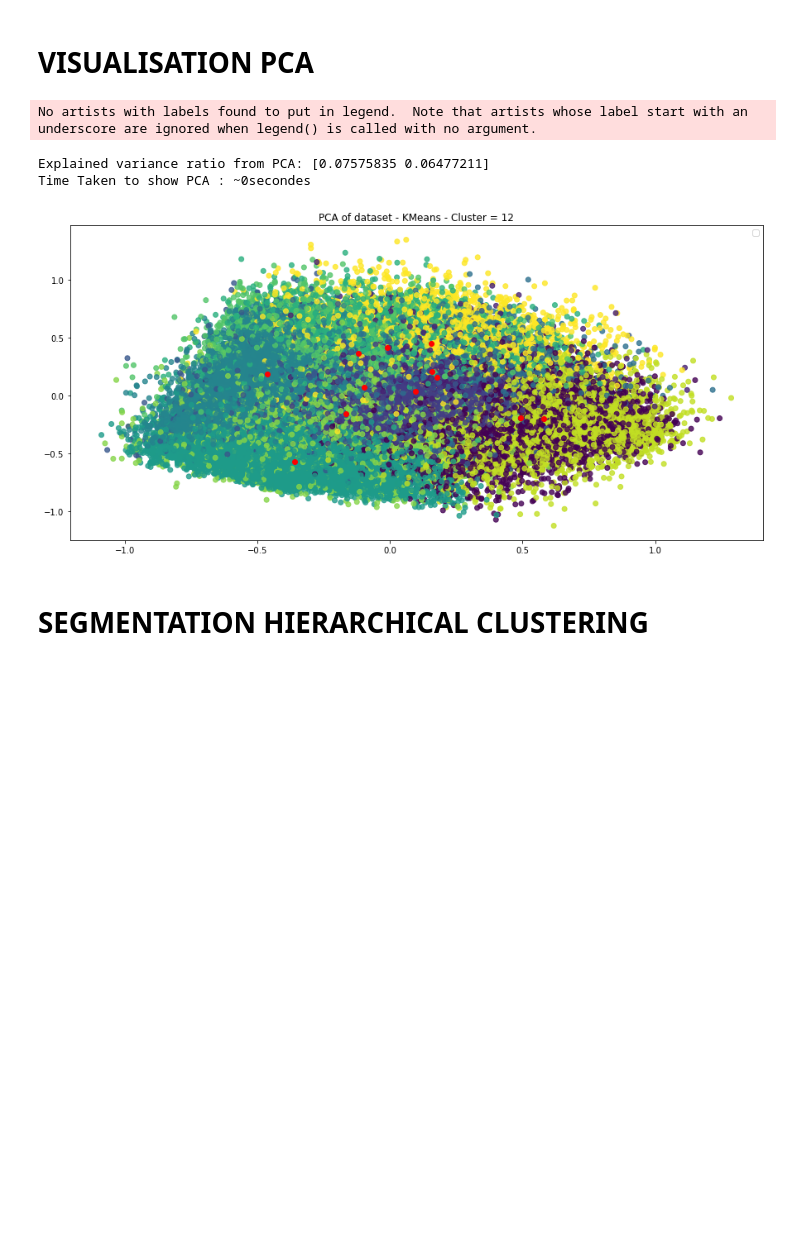
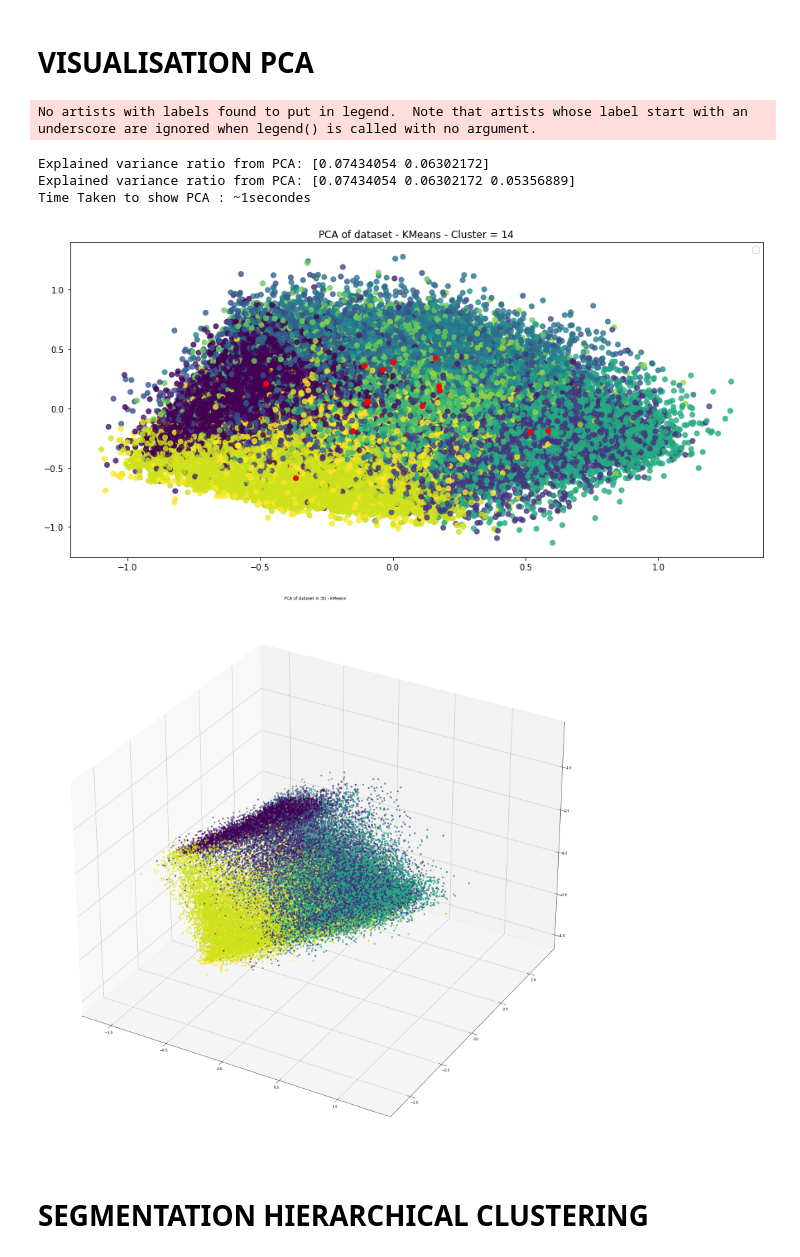
Before and after one commit to BlueTorche/STAGE-Wavenet-DelitraiteurBI, a Jupyter notebook: Usecase 2 - Segmentation Clientèle.ipynb, the cells around one changed output. Drawn from its saved outputs; the diff is of its cells as text; code cells hidden in the pictures; blank space fills up the shorter version.

Commit message:
Edit qq truc après la réu avec le client

```diff
--- a/Usecase 2 - Segmentation Clientèle.ipynb
+++ b/Usecase 2 - Segmentation Clientèle.ipynb
@@ -22,7 +22,7 @@ Very_Start = time()
 ### DEFINITION DE TOUS LES PARAMETRES
 # %%
 # @param Does it save the figure ?
-save_fig    = True
+save_fig    = False
 save_folder = 'UC2_fig'
 
 # @param Connexion à la DB
@@ -50,13 +50,13 @@ Univers_Depth  = 3            # Jusqu'où on ira dans l'univers ? = [1;4]
 
 # @param Variable influançant la sélection des données
 nbr_client     = -1           # Nombre de clients à sélectionner. MAX = 148188. -1 --> ALL
-client_tresh   = 20           # Nombre d'article que le client doit avoir acheter pour être mis dans un segment
-univers_tresh  = 20           # Nombre d'article acheté de l'univers pour qu'il soit pris en compte
+client_tresh   = 15           # Nombre d'article que le client doit avoir acheter pour être mis dans un segment
+univers_tresh  = 15           # Nombre d'article acheté de l'univers pour qu'il soit pris en compte
 
 # @param Sur la normalization des données
-Standard_Norm  = True        # Défini si on utilise la Normalization Standard
+Standard_Norm  = False        # Défini si on utilise la Normalization Standard
 Standard_Tresh = 1            # Seuil d'acceptabilité des cluster en normalization standard
-MinMax_Norm    = False        # Défini si on utilise la Normalization Minmax
+MinMax_Norm    = True         # Défini si on utilise la Normalization Minmax
 MinMax_Tesh    = .3           # Seuil d'acceptabilité des cluster par défaut
 
 # @param Sur le modèle KMean
@@ -64,17 +64,19 @@ K              = 14           # Nombre de segment. K = 21 -> 10% client d'exclu
 n_init         = 50           # Nombre de run du KMean pour trouver le meilleur min
 
 # @param Sur l'analyse des données
-do_Analysis    = False         # Est-ce qu'on fait l'analyse des Elbow ou pas ?
+do_Analysis    = False        # Est-ce qu'on fait l'analyse des Elbow ou pas ?
 Kmin           = 5            # Nombre de cluster au début de l'analyse
 Kmax           = 30           # Nombre de cluster à la fin de l'analyse
 
-nbr_dim_keep   = 20
-K_PCA          = K
 
+# @param Hierchaical/Agglomerative Clustering
 max_fitted = 10000
-method = 'ward' # ward complete average single
+method     = 'ward'            # types de méthode: ward complete average single
 
-threeD = False
+# @param PCA
+threeD         = False         # Afficher le graphe 3D dans les projection PCA
+nbr_dim_keep   = 20            # Nombre de dimension gardée lors du KMeans effectué après un PCA
+K_PCA          = K             # K pour KMeans après le PCA
 # %%
 # TEST Connexion
 params = urllib.parse.quote_plus(login)
@@ -218,9 +220,9 @@ to_remove = []
 for k,v in dict_client_univ.items():
     if sum(v.values()) < client_tresh:
         to_remove.append(k)
-#     else:
-#         maxi = max(v.values())
-#         dict_client_univ[k] = {key:value/maxi for key,value in v.items()}
+    elif not Standard_Norm:
+        maxi = max(v.values())
+        dict_client_univ[k] = {key:value/maxi for key,value in v.items()}
 
 for k in to_remove:
     del dict_client_univ[k]
@@ -357,12 +340,10 @@ if do_Analysis:
     # environ 10s*Kmax
     print("Time Taken to generate Exclude Elbow Curve : ~" + str(int(time() - start)) + "secondes")
 # %%
-K=14
-
 start = time()
 model = KMeans(K, n_init = n_init)
 model.fit(norm_clients_data)
 cluster = model.labels_
-# environ 1s * n_init / K/10
+# environ 1s * n_init * K/10
 print("Time Taken to fit model : ~" + str(int(time() - start)) + "secondes")
 # %% [output]
@@ -433,7 +417,7 @@ Total Time Taken: ~389secondes
 # %% [markdown]
 # VISUALISATION PCA
 # %%
-def PCA_Visualisation(data, target=None, centroid=None, method = "", threeD = False):
+def PCA_Visualisation(data, target=[], centroid=[], method = "", threeD = False):
     start = time()
 
     model_pca = PCA(n_components= 2)
@@ -443,11 +427,11 @@ def PCA_Visualisation(data, target=None, centroid=None, method = "", threeD = Fa
     print('Explained variance ratio from PCA: {}'.format(model_pca.explained_variance_ratio_))
 
     plt.figure(figsize=(15, 7))
-    if target:
+    if list(target):
         plt.scatter(predict[:,0],predict[:,1], c=target, alpha=.8)
     else:
         plt.scatter(predict[:,0],predict[:,1])
-    if centroid:
+    if list(centroid):
         clust_predict = model_pca.transform(centroid)
         plt.scatter(clust_predict[:,0],clust_predict[:,1], color='r')
     plt.legend(loc='best', shadow=False, scatterpoints=1)
@@ -477,14 +461,16 @@ def PCA_Visualisation(data, target=None, centroid=None, method = "", threeD = Fa
 # %%
 PCA_Visualisation(norm_clients_data,
                   cluster,
                   cluster_centers,
                   method = 'KMeans',
-                  threeD = threeD)
+                  threeD = True)
 # %% [output]
 No artists with labels found to put in legend.  Note that artists whose label start with an underscore are ignored when legend() is called with no argument.
-Explained variance ratio from PCA: [0.07575835 0.06477211]
-Time Taken to show PCA : ~0secondes
+Explained variance ratio from PCA: [0.07434054 0.06302172]
+Explained variance ratio from PCA: [0.07434054 0.06302172 0.05356889]
+Time Taken to show PCA : ~1secondes
-[figure, old version]
+[figure, new version]
+[figure, added]
 # %% [markdown]
 # SEGMENTATION HIERARCHICAL CLUSTERING
 # %%
```
Also changed, not shown: parts of 23 cells of this notebook, 2 other files.
